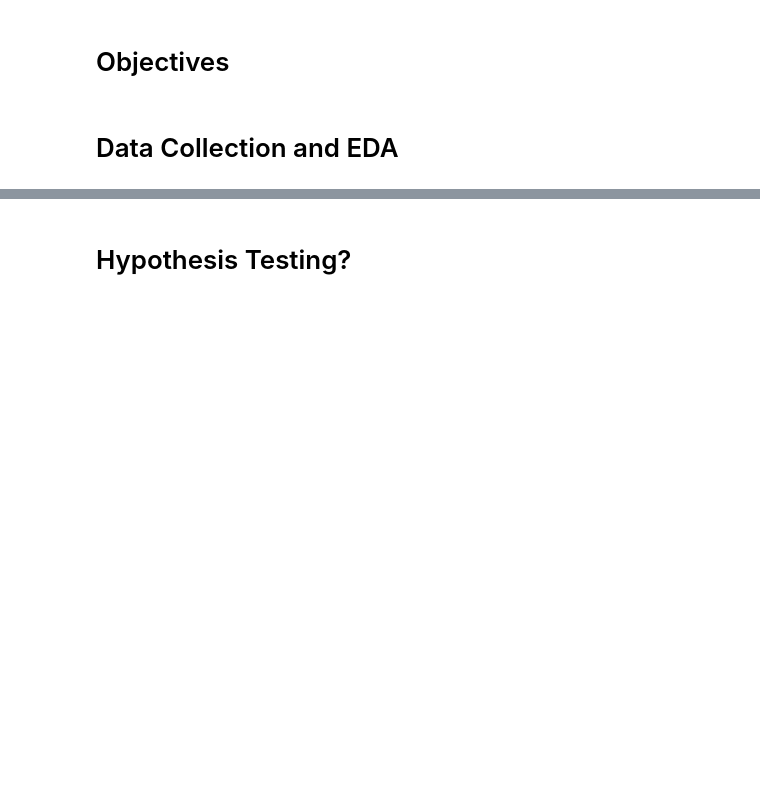
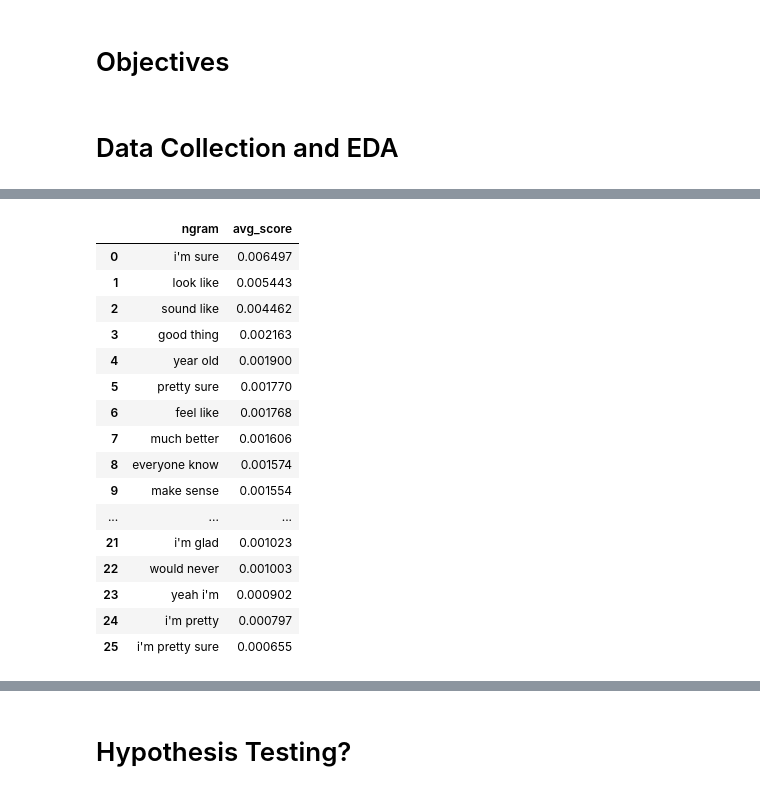
Before and after one commit to apell74/sarcasm-detection-nlp, a Jupyter notebook: Overview and EDA.ipynb, the cells around one changed output, grey strips where cells are left out. Saved outputs shown, nothing was run; the diff lists cells and outputs as text; code cells hidden in the pictures; blank space fills up the shorter version.

```diff
--- a/Overview and EDA.ipynb
+++ b/Overview and EDA.ipynb
@@ -192,0 +259,11 @@ sample_text
+# %%
+cleaned_comments_train = [cleanup(comment) for comment in X_train]
+
+cleaned_comments_val = [cleanup(comment) for comment in X_val]
+
+cleaned_comments_test = [cleanup(comment) for comment in X_test]
+# %%
+cleaned_comments_train = [comment for comment in cleaned_comments_train if comment.strip()]
+cleaned_comments_val = [comment for comment in cleaned_comments_val if comment.strip()]
+cleaned_comments_test = [comment for comment in cleaned_comments_test if comment.strip()]
+cleaned_comments_train
@@ -192,0 +288,42 @@ sample_text
+# %%
+vectorizer = TfidfVectorizer(token_pattern="([a-zA-Z]+[’']?[a-zA-Z]*|\b\d+[\w'-]*)",
+                             ngram_range=(2, 3),
+                             min_df = 0.001,
+                             max_df=1.0)
+# %%
+train_vecs = vectorizer.fit_transform(cleaned_comments_train)
+val_vecs = vectorizer.transform(cleaned_comments_val)
+test_vecs = vectorizer.transform(cleaned_comments_test)
+# %%
+# Create a DataFrame with TF-IDF scores
+tfidf_sum = train_vecs.sum(axis=0)
+
+# Calculate the average score for each n-gram.
+tfidf_avg = tfidf_sum / train_vecs.shape[0]  # Divide by the number of documents
+
+# Create a DataFrame with n-grams and their average scores.
+tfidf_avg_df = pd.DataFrame(tfidf_avg.T, index=vectorizer.get_feature_names_out(), columns=['avg_score'])
+
+# Sort the DataFrame by the average score in descending order.
+tfidf_avg_df = tfidf_avg_df.sort_values(by='avg_score', ascending=False).reset_index()
+tfidf_avg_df.rename(columns={'index': 'ngram'}, inplace=True)
+
+tfidf_avg_df
+# %% [output]
+|  | ngram | avg_score |
+| 0 | i'm sure | 0.006497 |
+| 1 | look like | 0.005443 |
+| 2 | sound like | 0.004462 |
+| 3 | good thing | 0.002163 |
+| 4 | year old | 0.001900 |
+| 5 | pretty sure | 0.001770 |
+| 6 | feel like | 0.001768 |
+| 7 | much better | 0.001606 |
+| 8 | everyone know | 0.001574 |
+| 9 | make sense | 0.001554 |
+| ... | ... | ... |
+| 21 | i'm glad | 0.001023 |
+| 22 | would never | 0.001003 |
+| 23 | yeah i'm | 0.000902 |
+| 24 | i'm pretty | 0.000797 |
+| 25 | i'm pretty sure | 0.000655 |
```
Also changed, not shown: parts of 39 cells of this notebook.
